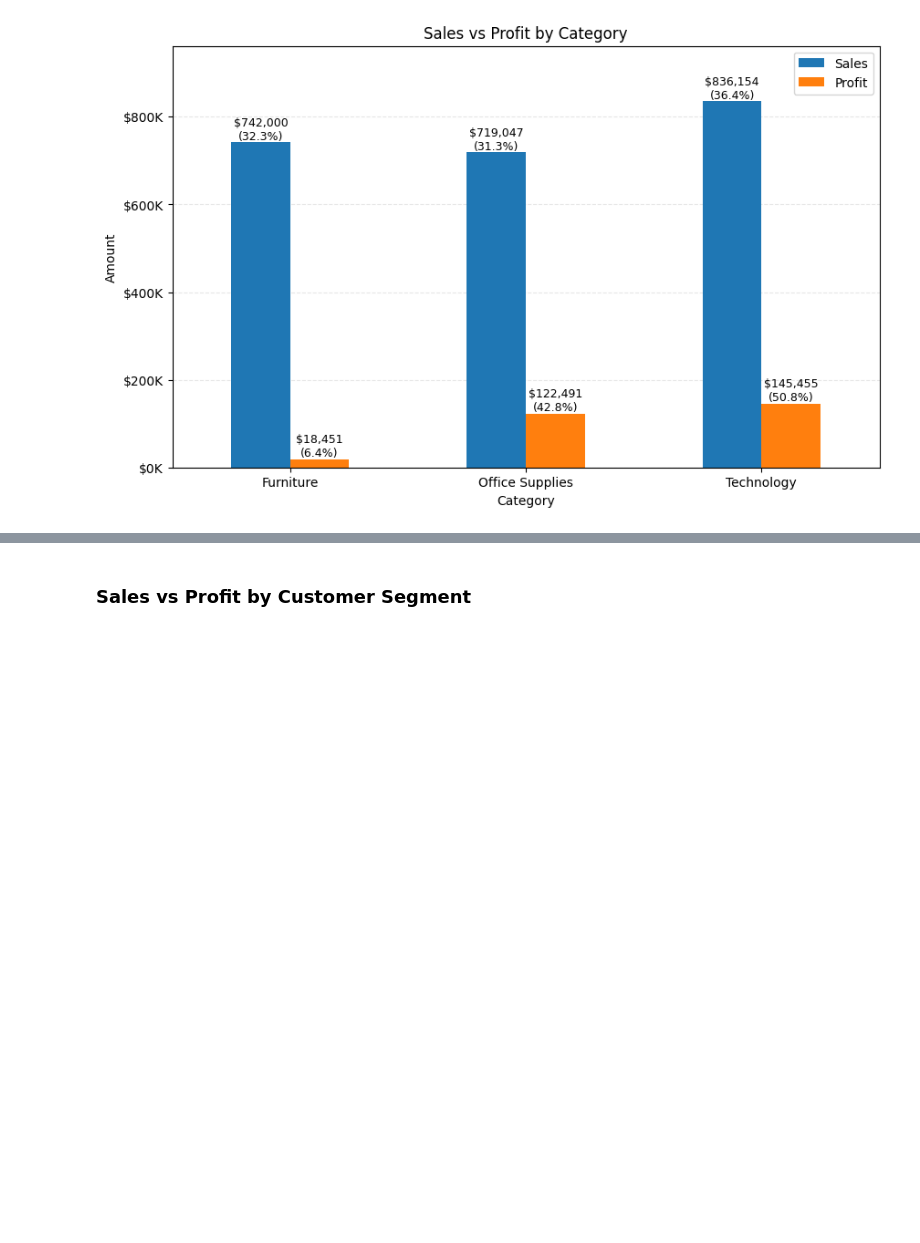
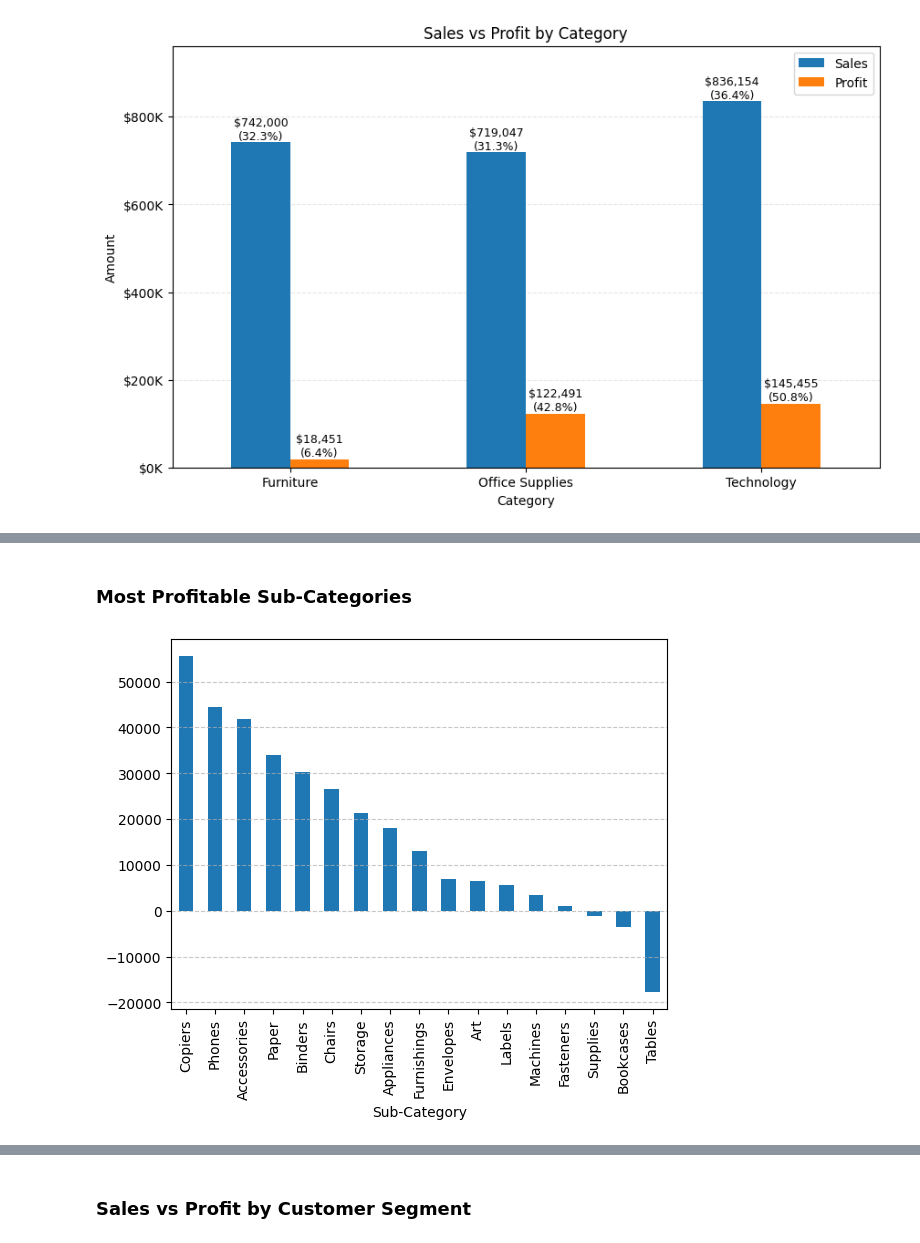
Before and after one commit to victorquoos/superstore-sales-analysis, a Jupyter notebook: notebooks/analysis.ipynb, the cells around one changed output, grey strips where cells are left out. Cells and saved outputs as stored; diff of their text form; code cells hidden in the pictures; blank space fills up the shorter version.

```diff
--- a/notebooks/analysis.ipynb
+++ b/notebooks/analysis.ipynb
@@ -203,0 +222,8 @@ plt.show()
+# %% [markdown]
+### Most Profitable Sub-Categories
+# %%
+top_categories = df.groupby("Sub-Category")["Profit"].sum().sort_values(ascending=False)
+top_categories.plot(kind="bar")
+plt.grid(axis="y", linestyle="--", alpha=0.7)
+# %% [output]
+[figure, added]
```
Also changed, not shown: parts of 16 cells of this notebook.
